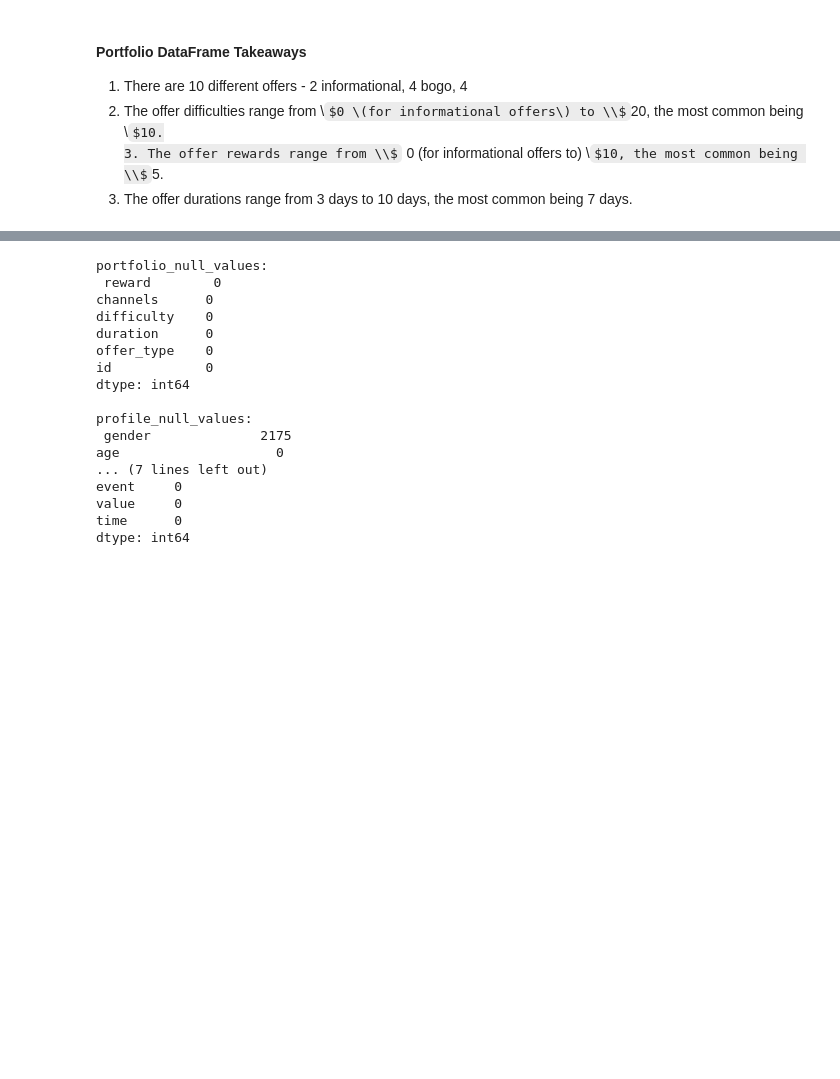
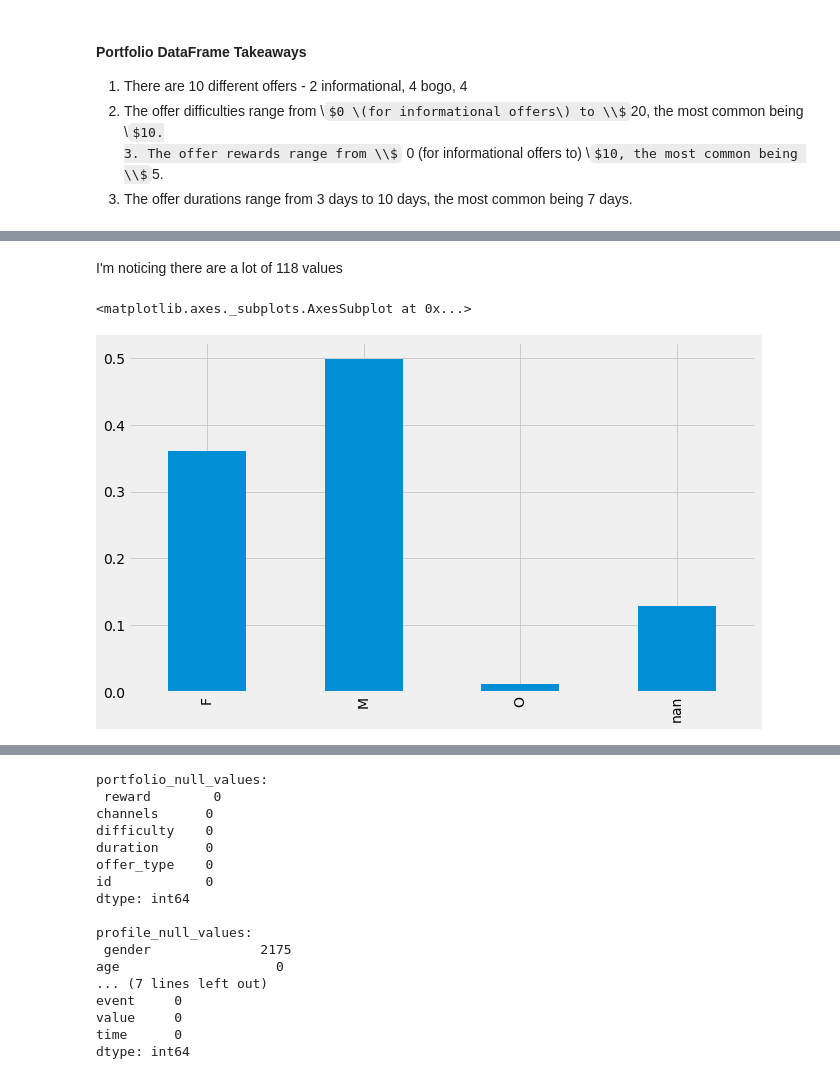
Before and after one commit to jnish23/Starbucks-Capstone, a Jupyter notebook: Starbucks_Capstone_notebook.ipynb, the cells around one changed output, grey strips where cells are left out. Saved outputs shown, nothing was run; the diff lists cells and outputs as text; code cells hidden in the pictures; some formulas as TeX source; blank space fills up the shorter version.

```diff
--- a/Starbucks_Capstone_notebook.ipynb
+++ b/Starbucks_Capstone_notebook.ipynb
@@ -186,0 +182,7 @@ Name: duration, dtype: int64
+# %% [markdown]
+I'm noticing there are a lot of 118 values
+# %%
+profile['gender'].value_counts(dropna=False, normalize=True).sort_index().plot.bar(figsize=(10,6))
+# %% [output]
+<matplotlib.axes._subplots.AxesSubplot at 0x...>
+[figure, added]
```
Also changed, not shown: parts of 10 cells of this notebook.
